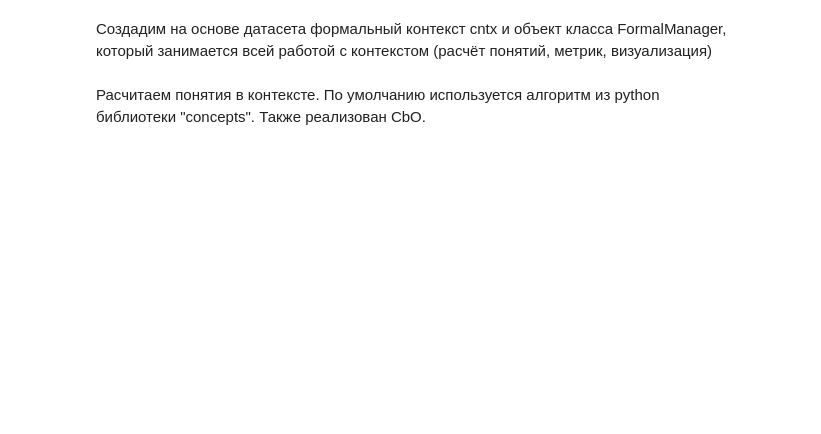
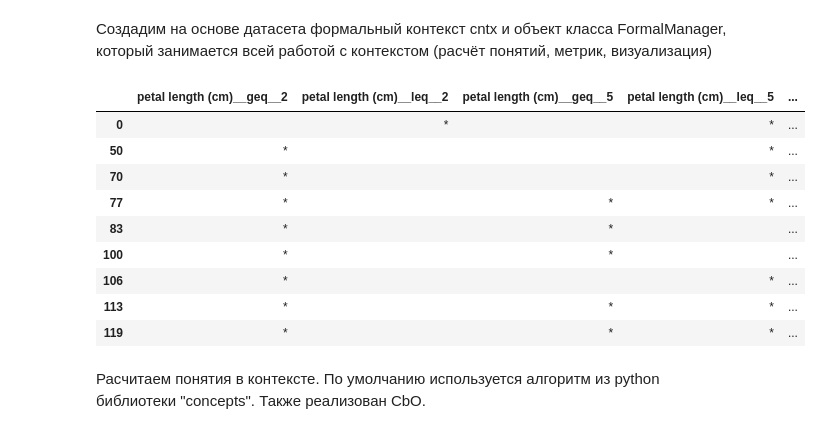
Before and after one commit to EgorDudyrev/FCA_BB_interpret, a Jupyter notebook: notebooks/2020.10.05-FCAlib_presentation.ipynb, the cells around one changed output. Cells and saved outputs as stored; diff of their text form; code cells hidden in the pictures; blank space fills up the shorter version.

```diff
--- a/notebooks/2020.10.05-FCAlib_presentation.ipynb
+++ b/notebooks/2020.10.05-FCAlib_presentation.ipynb
@@ -65,5 +79,22 @@ iris_ds_bin.drop_duplicates().head(3)
+# %%
+cds = iris_ds_bin.drop_duplicates().replace(False, '').replace(True,'*')
+# %%
+cds.columns = [(f.split('__')[0], '__'.join(f.split('__')[1:])) for f in cds.columns]
 # %% [markdown]
 Создадим на основе датасета формальный контекст cntx и объект класса FormalManager, который занимается всей работой с контекстом (расчёт понятий, метрик, визуализация)
+# %%
+cds
+# %% [output]
+|  | petal length (cm)__geq__2 | petal length (cm)__leq__2 | petal length (cm)__geq__5 | petal length (cm)__leq__5 | ... |
+| 0 |  | * |  | * | ... |
+| 50 | * |  |  | * | ... |
+| 70 | * |  |  | * | ... |
+| 77 | * |  | * | * | ... |
+| 83 | * |  | * |  | ... |
+| 100 | * |  | * |  | ... |
+| 106 | * |  |  | * | ... |
+| 113 | * |  | * | * | ... |
+| 119 | * |  | * | * | ... |
 # %%
 cntx = fcai.BinaryContext(iris_ds_bin, y_true=iris_ds['target'])
 fm = fcai.FormalManager(cntx)
```
Also changed, not shown: parts of 9 cells of this notebook, 2 other files.
